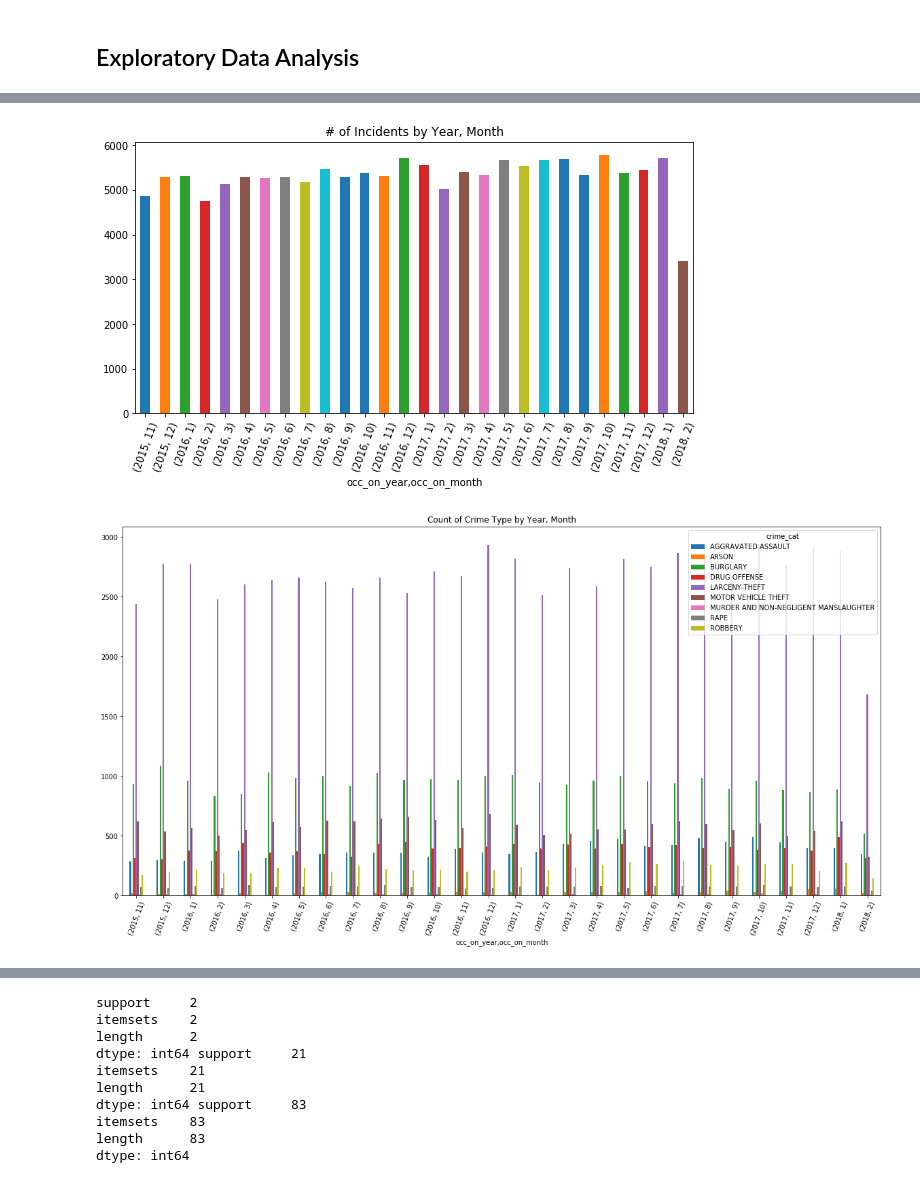
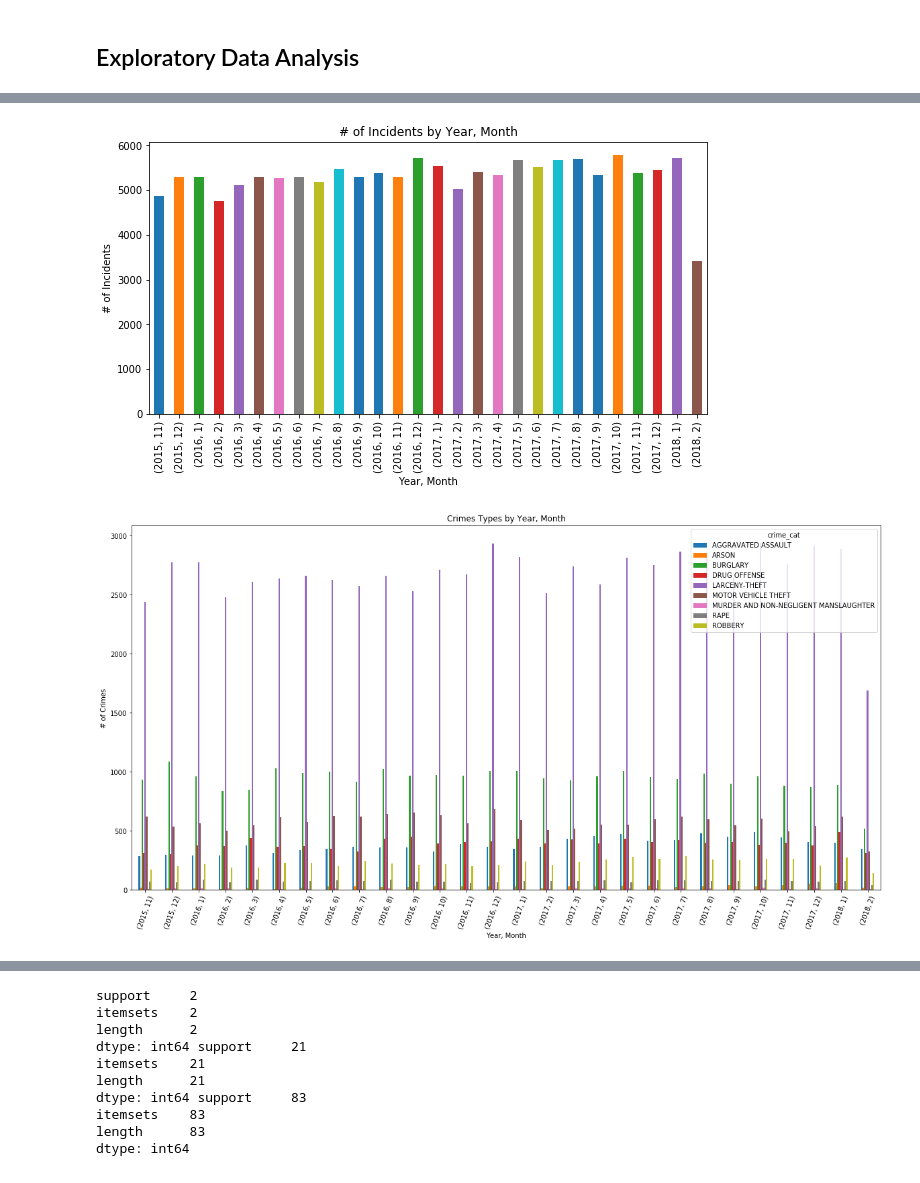
Before and after one commit to jpeterson28/DSCT_Capstone1, a Jupyter notebook: Code.ipynb, the cells around one changed output, grey strips where cells are left out. Saved outputs shown, nothing was run; the diff lists cells and outputs as text; code cells hidden in the pictures.

```diff
--- a/Code.ipynb
+++ b/Code.ipynb
@@ -179,20 +161,20 @@ memory usage: 24.9+ MB
 # %%
 # Classify incident times into 4hr bucket groups
-# A: 0-3, B: 4-7, C: 8-11, D: 12-15, E: 16-19, F: 20-23
+# 1: 0-3, 2: 4-7, 3: 8-11, 4: 12-15, 5: 16-19, 6: 20-23
 occ_on_hr_grp = []
 for row in crime_clean.occ_on_hr:
     if row in [0,1,2,3]:
-        occ_on_hr_grp.append('A')
+        occ_on_hr_grp.append(1)
     elif row in [4,5,6,7]:
-        occ_on_hr_grp.append('B')
+        occ_on_hr_grp.append(2)
     elif row in [8,9,10,11]:
-        occ_on_hr_grp.append('C')
+        occ_on_hr_grp.append(3)
     elif row in [12,13,14,15]:
-        occ_on_hr_grp.append('D')
+        occ_on_hr_grp.append(4)
     elif row in [16,17,18,19]:
-        occ_on_hr_grp.append('E')
+        occ_on_hr_grp.append(5)
     else:
-        occ_on_hr_grp.append('F')
+        occ_on_hr_grp.append(6)
 
 crime_clean['occ_on_hr_grp'] = occ_on_hr_grp
 # %%
@@ -217,20 +206,24 @@ crime_clean['occ_on_season'] = occ_on_season
 # %%
 # Number of incidents per month by year
 inc_mon_yr = crime_clean.groupby(['occ_on_year', 'occ_on_month'])['incident_num'].count()
 inc_mon_yr
-inc_mon_yr.plot(kind='bar', figsize=(10,5), rot=70)
+inc_mon_yr.plot(kind='bar', figsize=(10,5))
+plt.ylabel('# of Incidents')
+plt.xlabel('Year, Month')
 plt.title('# of Incidents by Year, Month')
 plt.show()
 # %% [output]
-[figure, old version]
+[figure, new version]
 # %%
 # Number of types of crime per month by year
 crime_month = crime_clean.groupby(['occ_on_year','occ_on_month','crime_cat'])['crime_cat'].count()
 crime_month.unstack().plot(kind='bar', figsize=(20,10), rot=70)
-plt.title('Count of Crime Type by Year, Month')
+plt.title('Crimes Types by Year, Month')
+plt.xlabel('Year, Month')
+plt.ylabel('# of Crimes')
 plt.show()
 # %% [output]
-[figure, old version]
+[figure, new version]
 # %%
 # Day of the week crimes take place
 crime_dayofweek = crime_clean.groupby('occ_on_dayofweek')['incident_num'].count().sort_values(ascending=False)
```
Also changed, not shown: parts of 46 cells of this notebook.
